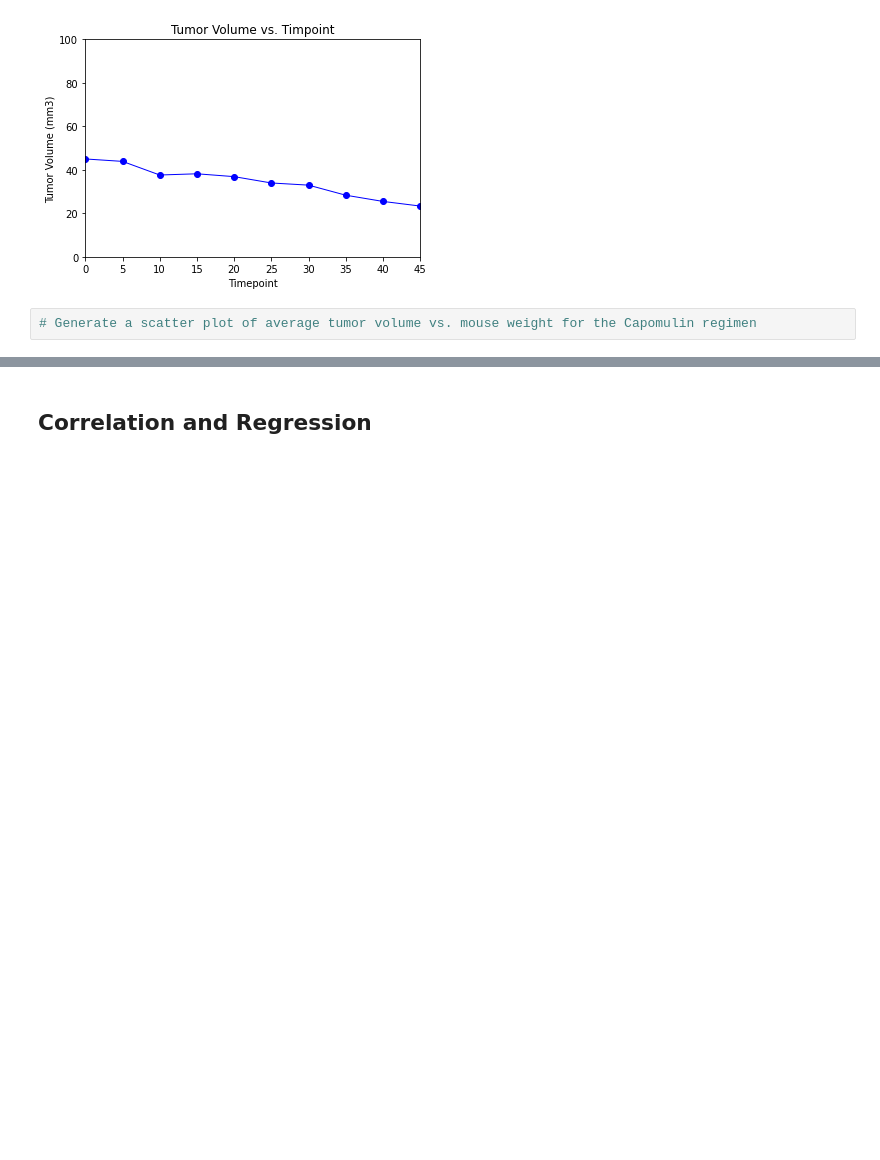
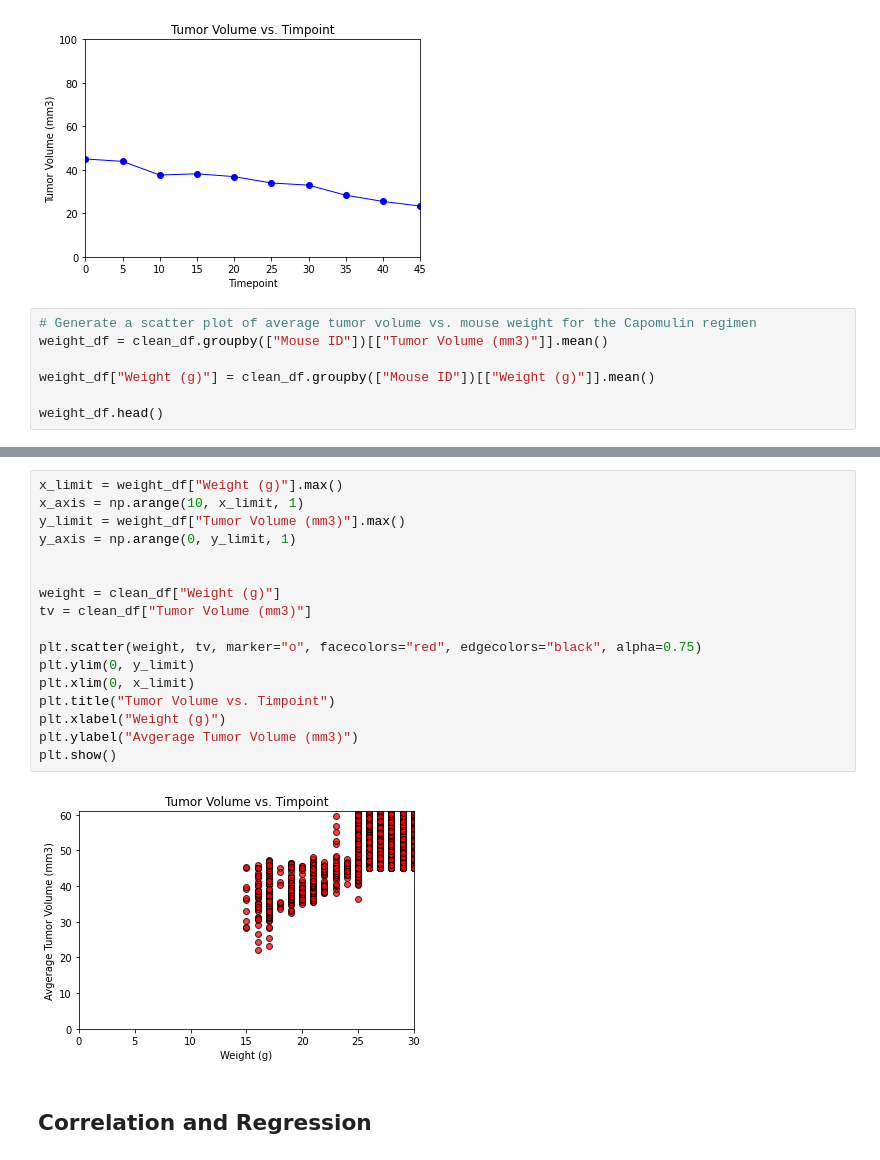
Before and after one commit to candishanks/matplotlib-challenge, a Jupyter notebook: Pymaceuticals/pymaceuticals_starter.ipynb, the cells around one changed output, grey strips where cells are left out. Saved outputs shown, nothing was run; the diff lists cells and outputs as text; blank space fills up the shorter version.

Commit message:
adding scatter plaot

```diff
--- a/Pymaceuticals/pymaceuticals_starter.ipynb
+++ b/Pymaceuticals/pymaceuticals_starter.ipynb
@@ -352,3 +352,8 @@ plt.show()
 [figure]
 # %%
 # Generate a scatter plot of average tumor volume vs. mouse weight for the Capomulin regimen
+weight_df = clean_df.groupby(["Mouse ID"])[["Tumor Volume (mm3)"]].mean()
+
+weight_df["Weight (g)"] = clean_df.groupby(["Mouse ID"])[["Weight (g)"]].mean()
+
+weight_df.head()
@@ -355,3 +368,22 @@ plt.show()
+# %%
+x_limit = weight_df["Weight (g)"].max()
+x_axis = np.arange(10, x_limit, 1)
+y_limit = weight_df["Tumor Volume (mm3)"].max()
+y_axis = np.arange(0, y_limit, 1)
+
+
+weight = clean_df["Weight (g)"]
+tv = clean_df["Tumor Volume (mm3)"]
+
+plt.scatter(weight, tv, marker="o", facecolors="red", edgecolors="black", alpha=0.75)
+plt.ylim(0, y_limit)
+plt.xlim(0, x_limit)
+plt.title("Tumor Volume vs. Timpoint")
+plt.xlabel("Weight (g)")
+plt.ylabel("Avgerage Tumor Volume (mm3)")
+plt.show()
+# %% [output]
+[figure, added]
 # %% [markdown]
 ## Correlation and Regression
 # %%
```
Also changed, not shown: parts of 1 cell of this notebook.
